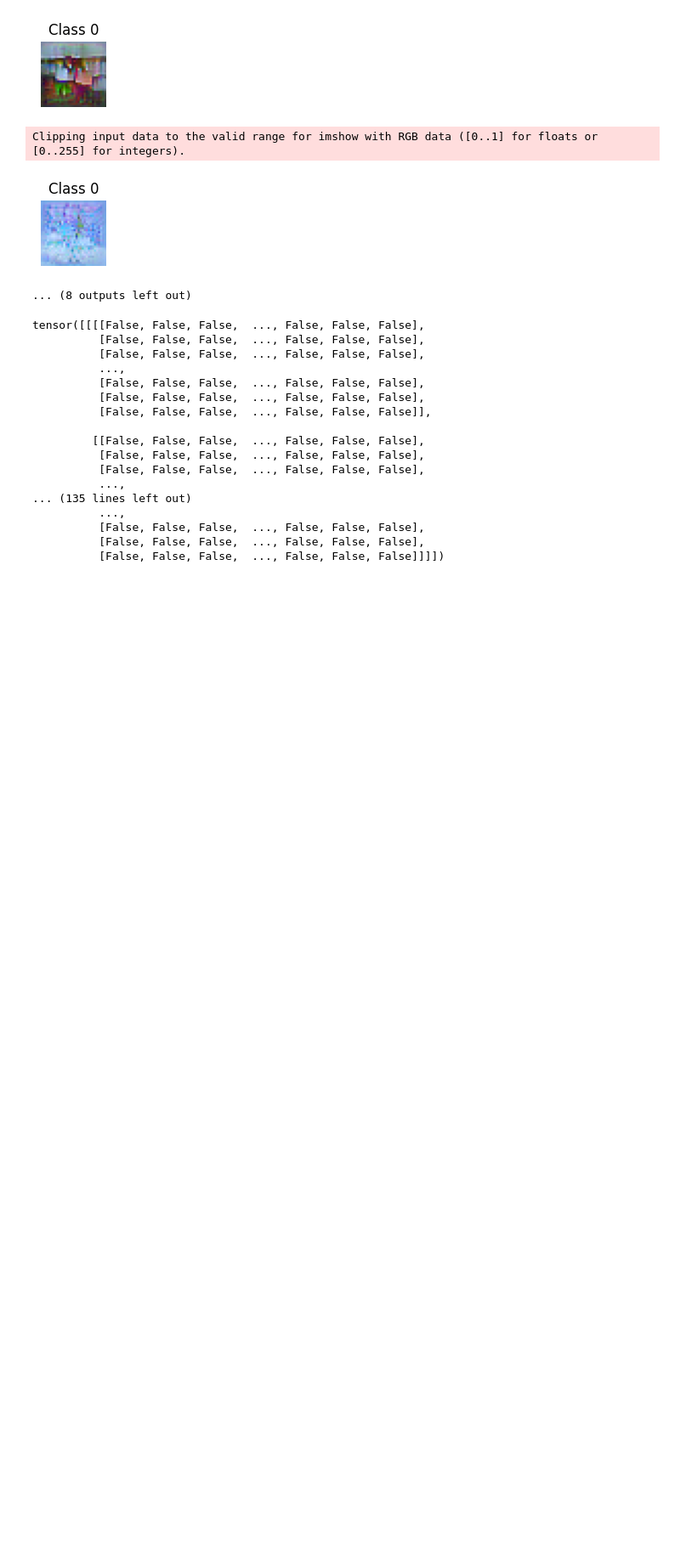
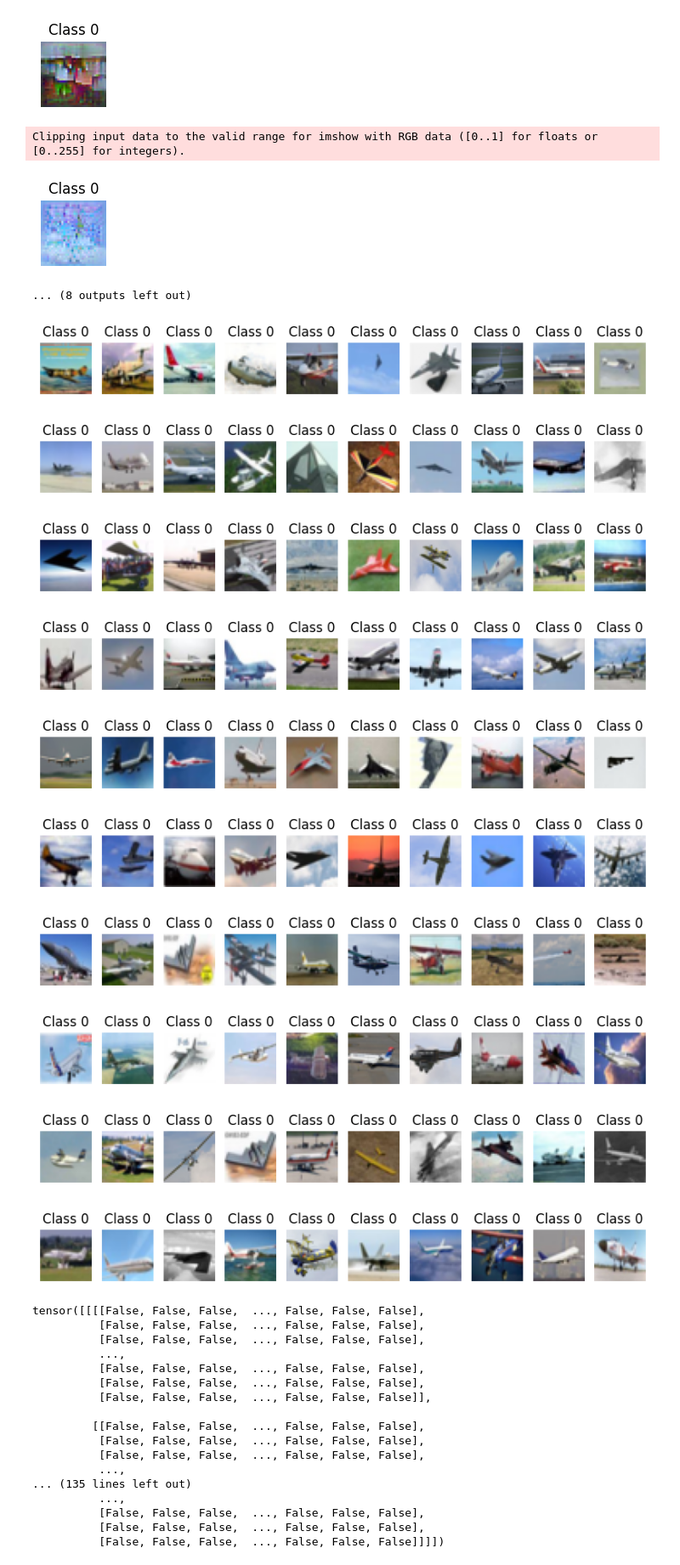
Before and after one commit to jiayini1119/MTT-contrastive-learning, a Jupyter notebook: visualize.ipynb, the cells around one changed output. Shown at 85% size. Drawn from its saved outputs; the diff is of its cells as text; code cells hidden in the pictures; blank space fills up the shorter version.

```diff
--- a/visualize.ipynb
+++ b/visualize.ipynb
@@ -40,30 +40,41 @@ Clipping input data to the valid range for imshow with RGB data ([0..1] for floa
 # %%
 # load distilled data
 import torch
 import matplotlib.pyplot as plt
 
-distilled_images_path = "/home/jennyni/MTT-contrastive-learning/distilled_data_cifar10_2023-08-2901:30:00.397113/distilled_images.pt"
+distilled_images_path = "/home/jennyni/MTT-contrastive-learning/random_100_real_initial_images.pt"
 labels_path = "/home/jennyni/MTT-contrastive-learning/label.pt"
 
 distilled_images = torch.load(distilled_images_path)
 labels = torch.load(labels_path)
 
 num_classes = 10
 ipc = 10
 
 for i in range(num_classes):
 
     class_images = distilled_images[i * ipc: (i + 1) * ipc]
     class_labels = labels[i * ipc: (i + 1) * ipc]
 
     plt.figure(figsize=(10, 5))
     for j, img in enumerate(class_images):
         plt.subplot(1, ipc, j + 1)
 
         plt.imshow(img.detach().permute(1, 2, 0).numpy())
         plt.title(f"Class {class_labels[0].item()}")
         plt.axis('off')
     plt.show()
+# %% [output]
+[figure, added]
+[figure, added]
+[figure, added]
+[figure, added]
+[figure, added]
+[figure, added]
+[figure, added]
+[figure, added]
+[figure, added]
+[figure, added]
 # %%
 distilled_images_path_before = "/home/jennyni/MTT-contrastive-learning/real_initial_images_2023-08-1800:50:15.614560.pt"
 distilled_images_path_after = "/home/jennyni/MTT-contrastive-learning/distilled_data_cifar10_2023-08-1800:50:15.614560/distilled_images.pt"
```
Also changed, not shown: 9 other files.
